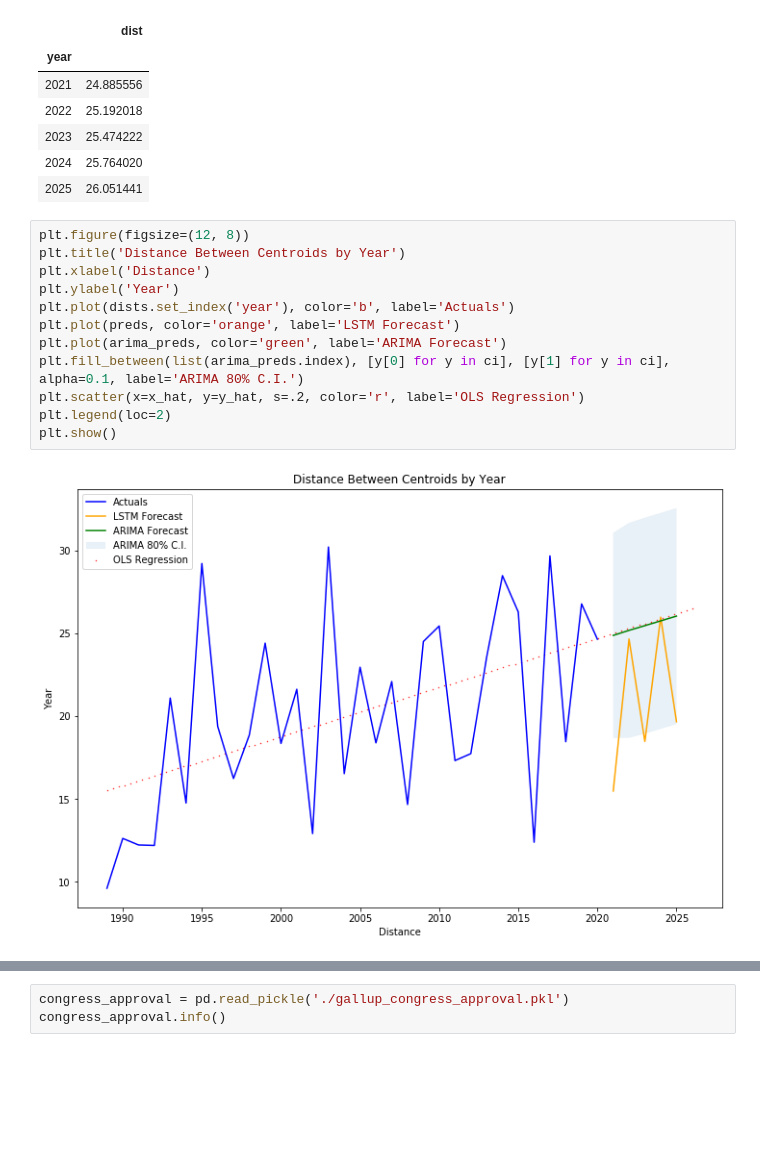
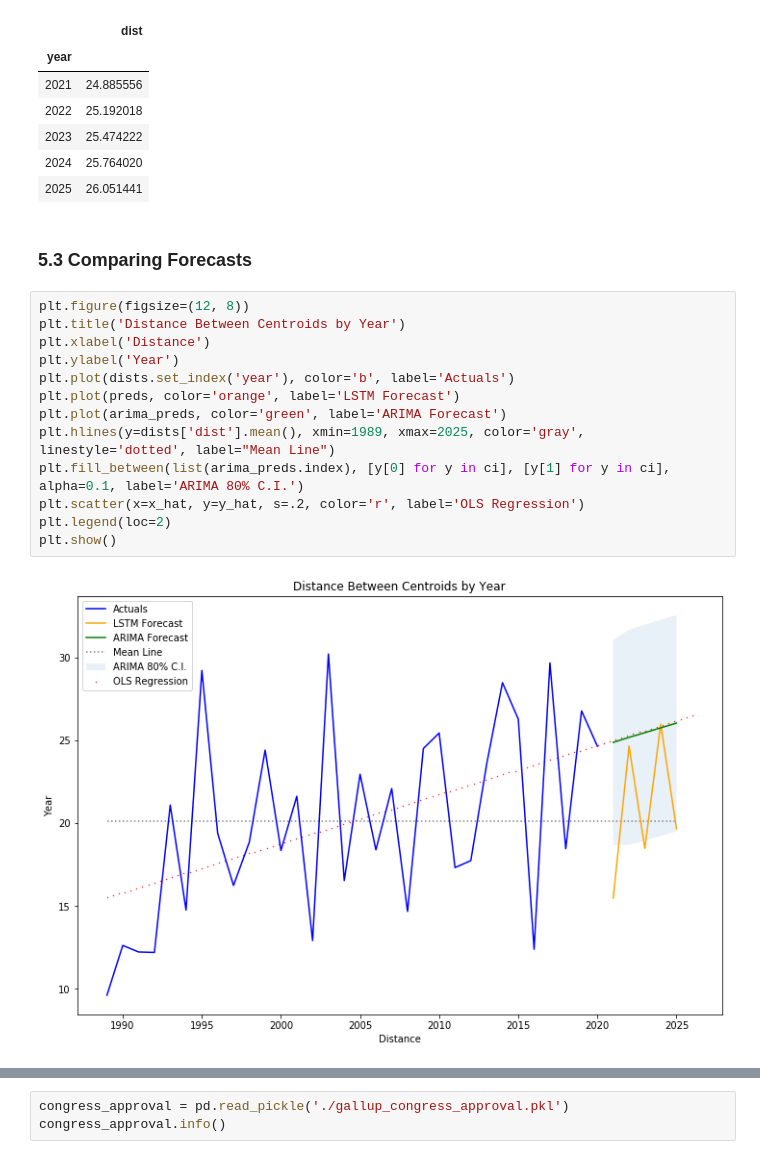
Before and after one commit to nastory/senate_votes, a Jupyter notebook: Analysis of U.S. Senate Polarization.ipynb, the cells around one changed output, grey strips where cells are left out. Cells and saved outputs as stored; diff of their text form; blank space fills up the shorter version.

```diff
--- a/Analysis of U.S. Senate Polarization.ipynb
+++ b/Analysis of U.S. Senate Polarization.ipynb
@@ -660,17 +670,20 @@ arima_preds
 | 2023 | 25.474222 |
 | 2024 | 25.764020 |
 | 2025 | 26.051441 |
+# %% [markdown]
+### 5.3 Comparing Forecasts <a class='anchor' id='comparing-forecasts'></a>
 # %%
 plt.figure(figsize=(12, 8))
 plt.title('Distance Between Centroids by Year')
 plt.xlabel('Distance')
 plt.ylabel('Year')
 plt.plot(dists.set_index('year'), color='b', label='Actuals')
 plt.plot(preds, color='orange', label='LSTM Forecast')
 plt.plot(arima_preds, color='green', label='ARIMA Forecast')
+plt.hlines(y=dists['dist'].mean(), xmin=1989, xmax=2025, color='gray', linestyle='dotted', label="Mean Line")
 plt.fill_between(list(arima_preds.index), [y[0] for y in ci], [y[1] for y in ci], alpha=0.1, label='ARIMA 80% C.I.')
 plt.scatter(x=x_hat, y=y_hat, s=.2, color='r', label='OLS Regression')
 plt.legend(loc=2)
 plt.show()
 # %% [output]
-[figure, old version]
+[figure, new version]
```
Also changed, not shown: parts of 12 cells of this notebook.
